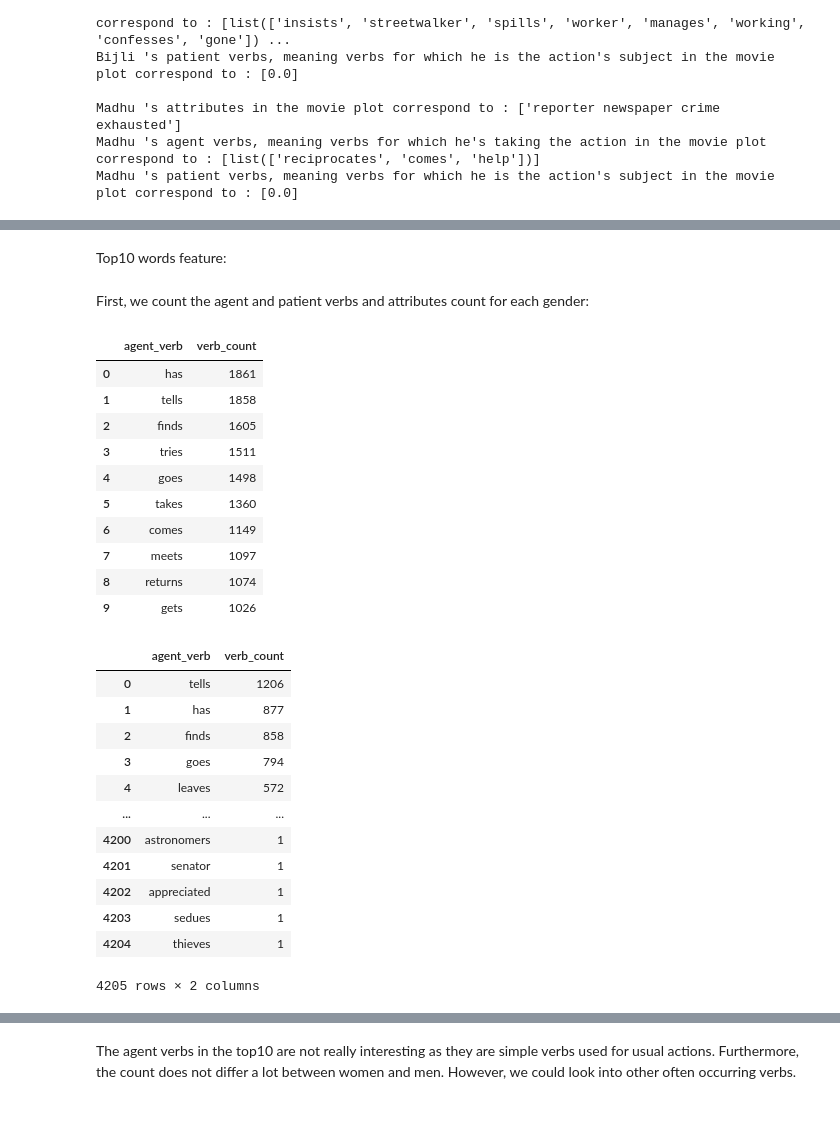
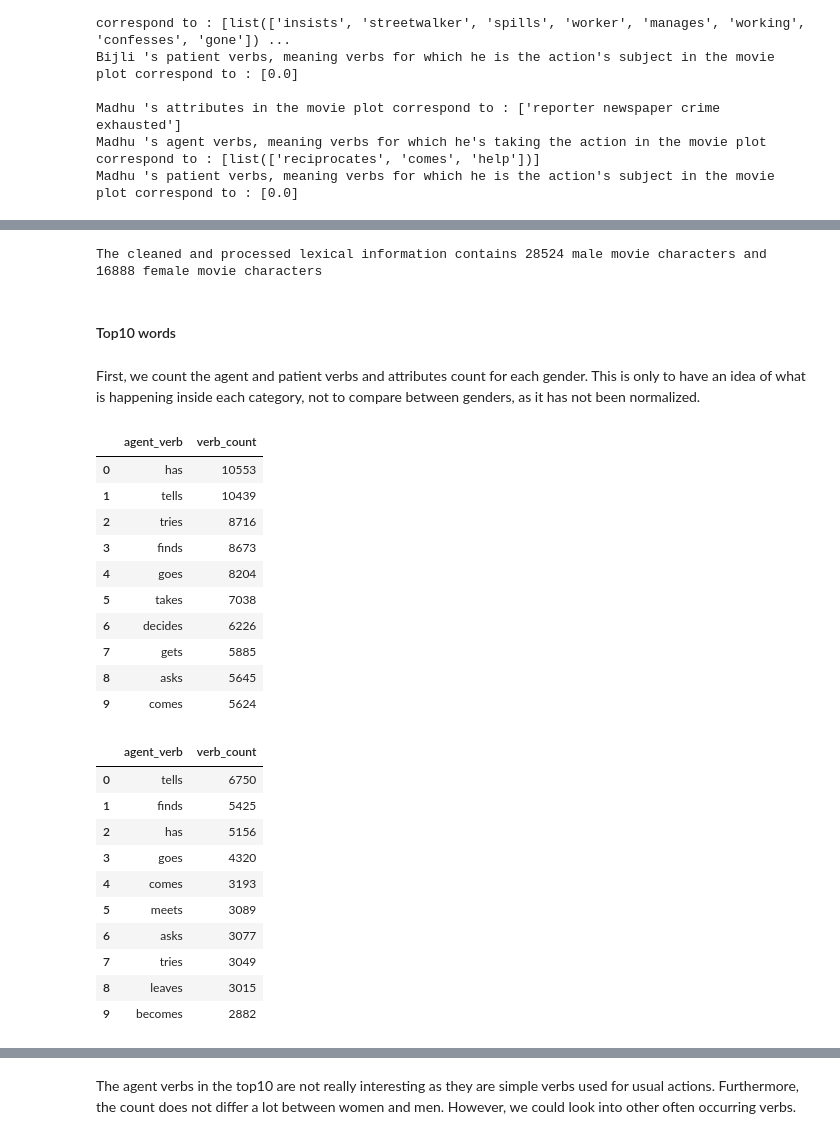
Before and after one commit to epfl-ada/ada-2022-project-utopiansky2022, a Jupyter notebook: main.ipynb, the cells around one changed output, grey strips where cells are left out. Saved outputs shown, nothing was run; the diff lists cells and outputs as text; code cells hidden in the pictures.

```diff
--- a/main.ipynb
+++ b/main.ipynb
@@ -469,13 +490,8 @@ df_NLP = Analyse_Plots(df_plots_filt, nlp)
 df_NLP.to_csv(data_folder + "Plot_NLP_Analysis.csv", sep='\t', header=None)
 # %%
 # Loading the data obtained from the NLP pipeline:
-df_1 = pd.read_csv(data_folder + "Plot_NLP_Analysis_0_14100.csv", sep='\t', header = None)
-df_2 = pd.read_csv(data_folder + "Plot_NLP_Analysis_14101_23201.csv", sep='\t', header = None)
-df_3 = pd.read_csv(data_folder + "Plot_NLP_Analysis23202-42302.csv", sep='\t', header = None)
-df_1 = df_1.drop(columns=0)
-df_2 = df_2.drop(columns=0)
-df_3 = df_3.drop(columns=0)
-clusters_df = pd.concat([df_1, df_2, df_3], ignore_index=True)
+clusters_df = pd.read_csv(data_folder + "Plot_NLP_Analysis.csv", sep='\t', header = None)
+clusters_df = clusters_df.drop(columns=0)
 clusters_df.columns = ('Wikipedia movie ID', 'Character partial name', 'Agent Verbs', 'Patient Verbs', 'Attributes')
 # %%
 clusters_df
@@ -654,5 +695,6 @@ Here, we can see that it depicts a quite satisfying big picture of the character
 # %%
-CMdf = pd.read_csv(data_folder + 'Characters_Matched_DF_Clean.csv', sep='\t',index_col = 0)
+CMdf = pd.read_csv(data_folder + 'Characters_Matched_DF_Clean_181122.csv', sep='\t',index_col = 0)
+#Dataset created with the complete names of characters
 CMdf.columns = ['Wikipedia movie ID', 'Character name', 'Agent Verbs', 'Patient Verbs', 'Attributes']
 CMdf.reset_index(inplace = True,drop=True)
 CMdf.drop_duplicates(inplace = True)
@@ -755,7 +739,11 @@ The cleaned and processed lexical information contains 9927 male movie character
+# %%
+print('The cleaned and processed lexical information contains {} male movie characters and {} female movie characters'.format(len(men),len(women)))
+# %% [output]
+The cleaned and processed lexical information contains 28524 male movie characters and 16888 female movie characters
 # %% [markdown]
-Top10 words feature:
+#### Top10 words
 # %% [markdown]
-First, we count the agent and patient verbs and attributes count for each gender:
+First, we count the agent and patient verbs and attributes count for each gender. This is only to have an idea of what is happening inside each category, not to compare between genders, as it has not been normalized.
 # %%
 men_agent_verbs = men['Agent Verbs'].str.split(expand=True).stack().value_counts().to_frame()
 men_agent_verbs = men_agent_verbs.reset_index(level=0)
@@ -763,35 +751,33 @@ men_agent_verbs.set_axis(['agent_verb','verb_count'], axis='columns', inplace=Tr
 men_agent_verbs.head(10)
 # %% [output]
 |  | agent_verb | verb_count |
-| 0 | has | 1861 |
-| 1 | tells | 1858 |
-| 2 | finds | 1605 |
-| 3 | tries | 1511 |
-| 4 | goes | 1498 |
-| 5 | takes | 1360 |
-| 6 | comes | 1149 |
-| 7 | meets | 1097 |
-| 8 | returns | 1074 |
-| 9 | gets | 1026 |
+| 0 | has | 10553 |
+| 1 | tells | 10439 |
+| 2 | tries | 8716 |
+| 3 | finds | 8673 |
+| 4 | goes | 8204 |
+| 5 | takes | 7038 |
+| 6 | decides | 6226 |
+| 7 | gets | 5885 |
+| 8 | asks | 5645 |
+| 9 | comes | 5624 |
 # %%
 women_agent_verbs = women['Agent Verbs'].str.split(expand=True).stack().value_counts().to_frame()
 women_agent_verbs = women_agent_verbs.reset_index(level=0)
 women_agent_verbs.set_axis(['agent_verb','verb_count'], axis='columns', inplace=True)
-women_agent_verbs
+women_agent_verbs.head(10)
 # %% [output]
 |  | agent_verb | verb_count |
-| 0 | tells | 1206 |
-| 1 | has | 877 |
-| 2 | finds | 858 |
-| 3 | goes | 794 |
-| 4 | leaves | 572 |
-| ... | ... | ... |
-| 4200 | astronomers | 1 |
-| 4201 | senator | 1 |
-| 4202 | appreciated | 1 |
-| 4203 | sedues | 1 |
-| 4204 | thieves | 1 |
+| 0 | tells | 6750 |
+| 1 | finds | 5425 |
+| 2 | has | 5156 |
+| 3 | goes | 4320 |
+| 4 | comes | 3193 |
+| 5 | meets | 3089 |
+| 6 | asks | 3077 |
+| 7 | tries | 3049 |
+| 8 | leaves | 3015 |
+| 9 | becomes | 2882 |
-4205 rows × 2 columns
 # %%
 men_patient_verbs = men['Patient Verbs'].str.split(expand=True).stack().value_counts().to_frame()
 men_patient_verbs = men_patient_verbs.reset_index(level=0)
```
Also changed, not shown: parts of 140 cells of this notebook, 2 other files.
